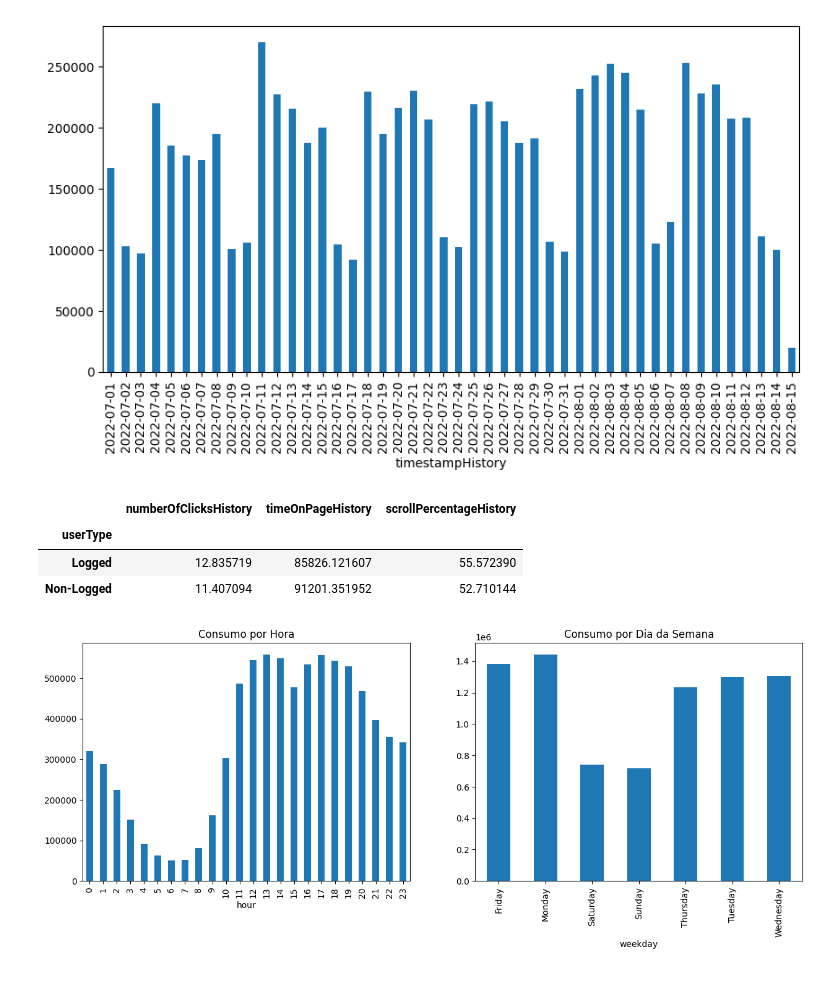
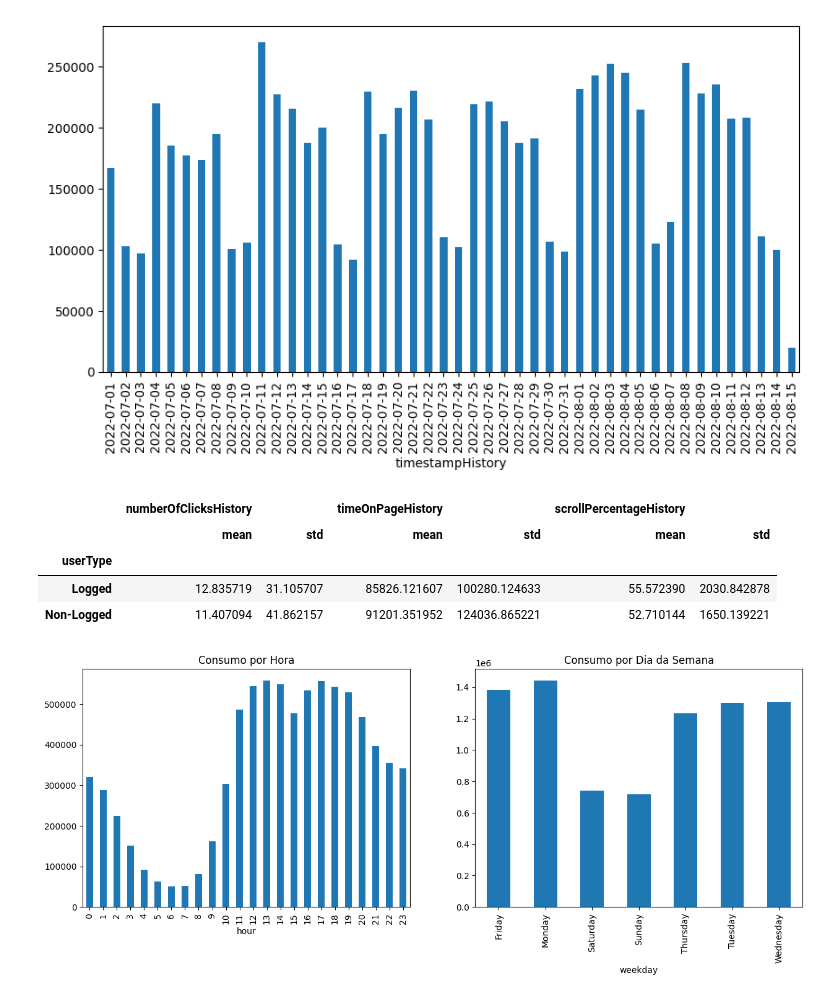
Before and after one commit to gmferratti/ML_Engineer_Datathon, a Jupyter notebook: notebooks/mauricio/eda.ipynb, the cells around one changed output. Saved outputs shown, nothing was run; the diff lists cells and outputs as text; code cells hidden in the pictures.

```diff
--- a/notebooks/mauricio/eda.ipynb
+++ b/notebooks/mauricio/eda.ipynb
@@ -198,13 +250,19 @@ df["timestampHistory"].dt.date.value_counts().sort_index().plot(kind="bar", figs
 <Axes: xlabel='timestampHistory'>
 [figure]
 # %%
-# Engajamento por tipo de usuario
-df.groupby("userType")[["numberOfClicksHistory", "timeOnPageHistory", "scrollPercentageHistory"]].mean()
+# Engajamento por tipo de usuario (media e std)
+(
+    df
+    .groupby("userType")
+    [["numberOfClicksHistory", "timeOnPageHistory", "scrollPercentageHistory"]]
+    .agg(["mean", "std"])
+)
 # %% [output]
-|  | numberOfClicksHistory | timeOnPageHistory | scrollPercentageHistory |
-| userType |  |  |  |
-| Logged | 12.835719 | 85826.121607 | 55.572390 |
-| Non-Logged | 11.407094 | 91201.351952 | 52.710144 |
+|  | numberOfClicksHistory |  | timeOnPageHistory |  | scrollPercentageHistory |  |
+|  | mean | std | mean | std | mean | std |
+| userType |  |  |  |  |  |  |
+| Logged | 12.835719 | 31.105707 | 85826.121607 | 100280.124633 | 55.572390 | 2030.842878 |
+| Non-Logged | 11.407094 | 41.862157 | 91201.351952 | 124036.865221 | 52.710144 | 1650.139221 |
 # %%
 # Entendendo os padrões temporais
 df["hour"] = df["timestampHistory"].dt.hour
```
Also changed, not shown: parts of 30 cells of this notebook, 1 other file.
